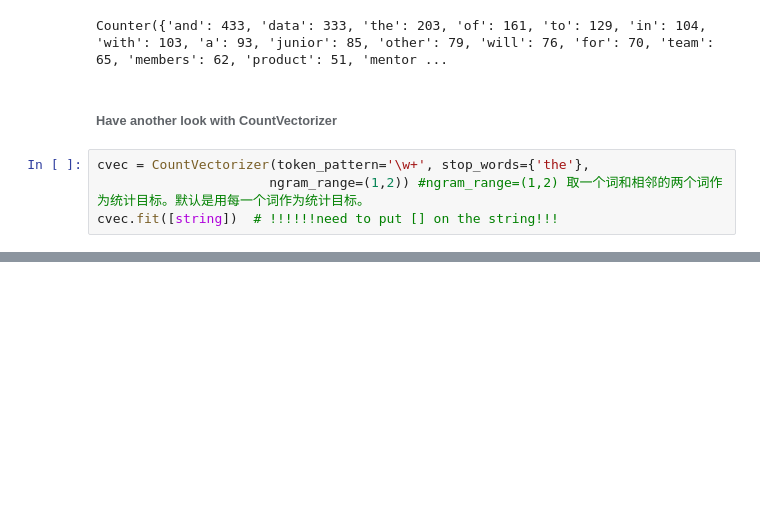
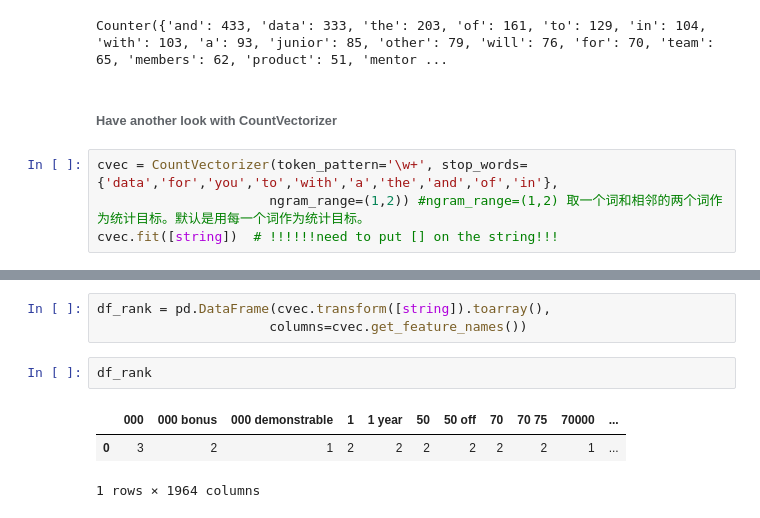
Before and after one commit to paxton615/Indeed_Job_Search, a Jupyter notebook: NPL_on_Job_Descriptions.ipynb, the cells around one changed output, grey strips where cells are left out. Cells and saved outputs as stored; diff of their text form; blank space fills up the shorter version.

```diff
--- a/NPL_on_Job_Descriptions.ipynb
+++ b/NPL_on_Job_Descriptions.ipynb
@@ -38,7 +39,7 @@ Counter({'and': 433, 'data': 333, 'the': 203, 'of': 161, 'to': 129, 'in': 104, '
 # %% [markdown]
 ###### Have another look with CountVectorizer
 # %%
-cvec = CountVectorizer(token_pattern='\w+', stop_words={'the'},
+cvec = CountVectorizer(token_pattern='\w+', stop_words={'data','for','you','to','with','a','the','and','of','in'},
                       ngram_range=(1,2)) #ngram_range=(1,2) 取一个词和相邻的两个词作为统计目标。默认是用每一个词作为统计目标。
 cvec.fit([string])  # !!!!!!need to put [] on the string!!!
 # %% [output]
@@ -85,0 +98,9 @@ Highest count:
+# %%
+df_rank = pd.DataFrame(cvec.transform([string]).toarray(),
+                      columns=cvec.get_feature_names())
+# %%
+df_rank
+# %% [output]
+|  | 000 | 000 bonus | 000 demonstrable | 1 | 1 year | 50 | 50 off | 70 | 70 75 | 70000 | ... |
+| 0 | 3 | 2 | 1 | 2 | 2 | 2 | 2 | 2 | 2 | 1 | ... |
+1 rows × 1964 columns
```
Also changed, not shown: parts of 8 cells of this notebook.
